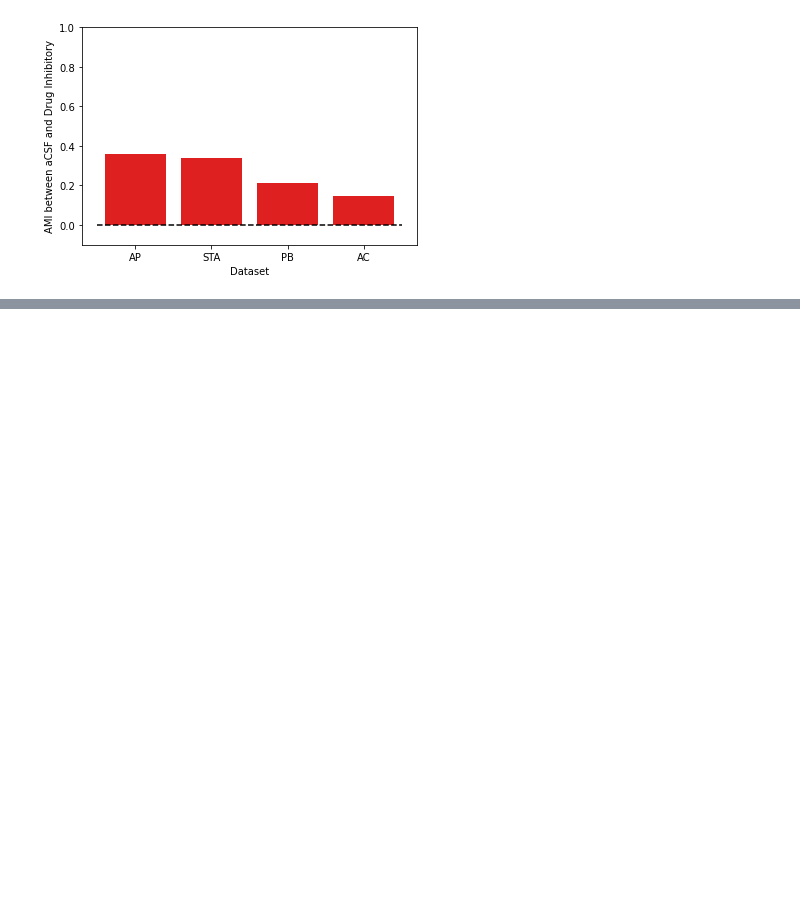
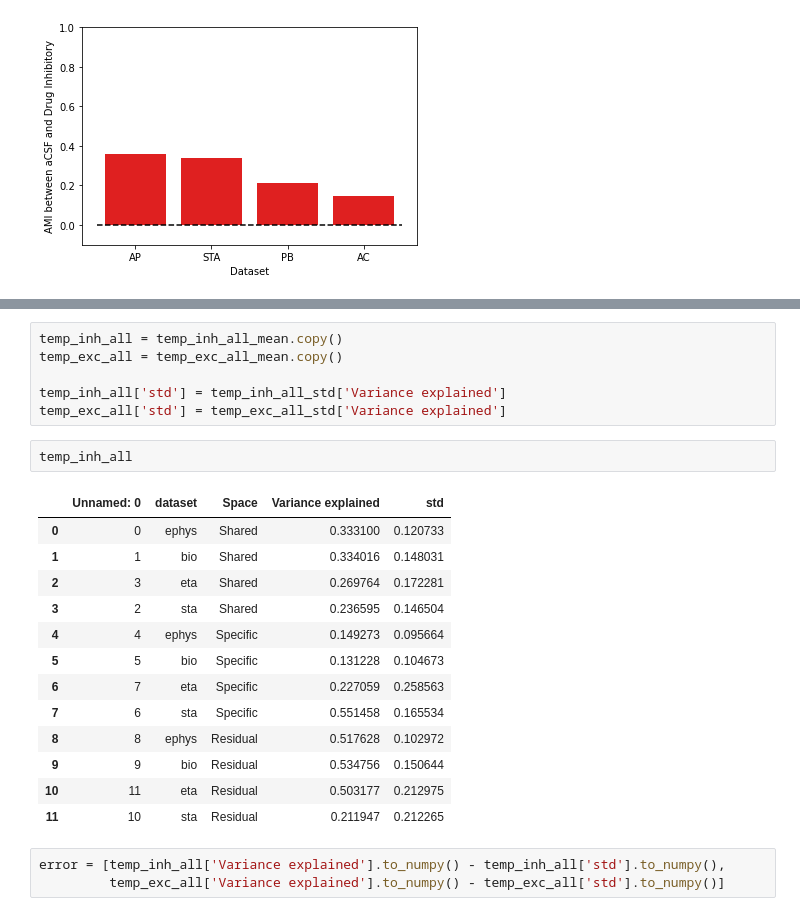
Before and after one commit to Nishant-codex/single_cell_analysis, a Jupyter notebook: notebooks_drug/PNAS_revision.ipynb, the cells around one changed output, grey strips where cells are left out. Drawn from its saved outputs; the diff is of its cells as text; blank space fills up the shorter version.

```diff
--- a/notebooks_drug/PNAS_revision.ipynb
+++ b/notebooks_drug/PNAS_revision.ipynb
@@ -1050,0 +1104,25 @@ plt.show()
+# %%
+temp_inh_all = temp_inh_all_mean.copy()
+temp_exc_all = temp_exc_all_mean.copy()
+
+temp_inh_all['std'] = temp_inh_all_std['Variance explained']
+temp_exc_all['std'] = temp_exc_all_std['Variance explained']
+# %%
+temp_inh_all
+# %% [output]
+|  | Unnamed: 0 | dataset | Space | Variance explained | std |
+| 0 | 0 | ephys | Shared | 0.333100 | 0.120733 |
+| 1 | 1 | bio | Shared | 0.334016 | 0.148031 |
+| 2 | 3 | eta | Shared | 0.269764 | 0.172281 |
+| 3 | 2 | sta | Shared | 0.236595 | 0.146504 |
+| 4 | 4 | ephys | Specific | 0.149273 | 0.095664 |
+| 5 | 5 | bio | Specific | 0.131228 | 0.104673 |
+| 6 | 7 | eta | Specific | 0.227059 | 0.258563 |
+| 7 | 6 | sta | Specific | 0.551458 | 0.165534 |
+| 8 | 8 | ephys | Residual | 0.517628 | 0.102972 |
+| 9 | 9 | bio | Residual | 0.534756 | 0.150644 |
+| 10 | 11 | eta | Residual | 0.503177 | 0.212975 |
+| 11 | 10 | sta | Residual | 0.211947 | 0.212265 |
+# %%
+error = [temp_inh_all['Variance explained'].to_numpy() - temp_inh_all['std'].to_numpy(),
+         temp_exc_all['Variance explained'].to_numpy() - temp_exc_all['std'].to_numpy()]
```
Also changed, not shown: parts of 10 cells of this notebook, 1 other file.
